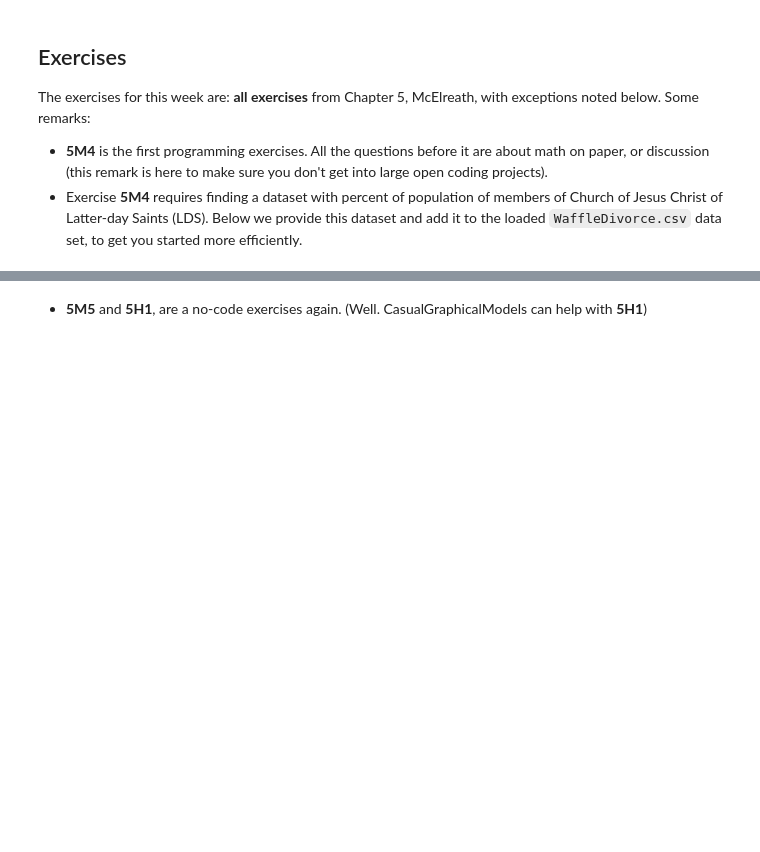
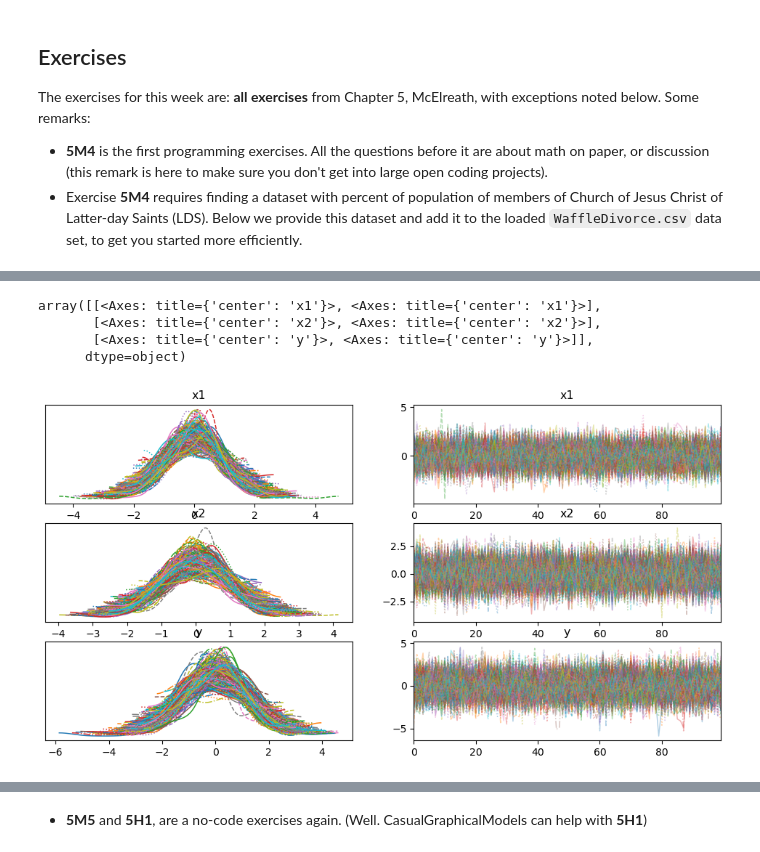
Before and after one commit to PatrickMatthiesen/ProbabilisticProgramming, a Jupyter notebook: 03-multiple/multiple-exercises.ipynb, the cells around one changed output, grey strips where cells are left out. Saved outputs shown, nothing was run; the diff lists cells and outputs as text; code cells hidden in the pictures; blank space fills up the shorter version.

```diff
--- a/03-multiple/multiple-exercises.ipynb
+++ b/03-multiple/multiple-exercises.ipynb
@@ -22,3 +22,18 @@ This file contains the list of exercises for the week, as well as any related co
 The exercises for this week are: __all exercises__ from Chapter 5, McElreath, with exceptions noted below. Some remarks:
 * __5M4__ is the first programming exercises. All the questions before it are about math on paper, or discussion (this remark is here to make sure you don't get into large open coding projects).
 * Exercise __5M4__ requires finding a dataset with percent of population of members of Church of Jesus Christ of Latter-day Saints (LDS).  Below we provide this dataset and add it to the loaded `WaffleDivorce.csv` data set, to get you started more efficiently.
+# %%
+# 5M1
+"""
+Invent your own example of a spurious correlation. An outcome variable should be correlated
+with both predictor variables. But when both predictors are entered in the same model, the correlation
+between the outcome and one of the predictors should mostly vanish (or at least be greatly reduced).
+"""
+
+# Generate data
+with pm.Model() as model:
+    N = 100
+    x1 = pm.Normal('x1', mu=0, sigma=1, shape=N)
+    x2 = pm.Normal('x2', mu=0, sigma=1, shape=N)
+    y = pm.Normal('y', mu=0.5*x1 + 0.5*x2, sigma=1, shape=N)
+    trace = pm.sample(100, tune=10)
@@ -25,3 +49,11 @@ The exercises for this week are: __all exercises__ from Chapter 5, McElreath, wi
+# %%
+az.plot_trace(trace)
+# %% [output]
+array([[<Axes: title={'center': 'x1'}>, <Axes: title={'center': 'x1'}>],
+       [<Axes: title={'center': 'x2'}>, <Axes: title={'center': 'x2'}>],
+       [<Axes: title={'center': 'y'}>, <Axes: title={'center': 'y'}>]],
+      dtype=object)
+[figure, added]
 # %%
 data = pd.read_csv("WaffleDivorce.csv", delimiter=";")
 data["pct_LDS"] = np.asarray([0.75, 4.53, 6.18, 1, 2.01, 2.82, 0.43, 0.55, 0.38, 0.75, 0.82, 5.18, 26.35, 0.44, 0.66, 0.87, 1.25, 0.77, 0.64, 0.81,
```
Also changed, not shown: parts of 12 cells of this notebook, 2 other files.
